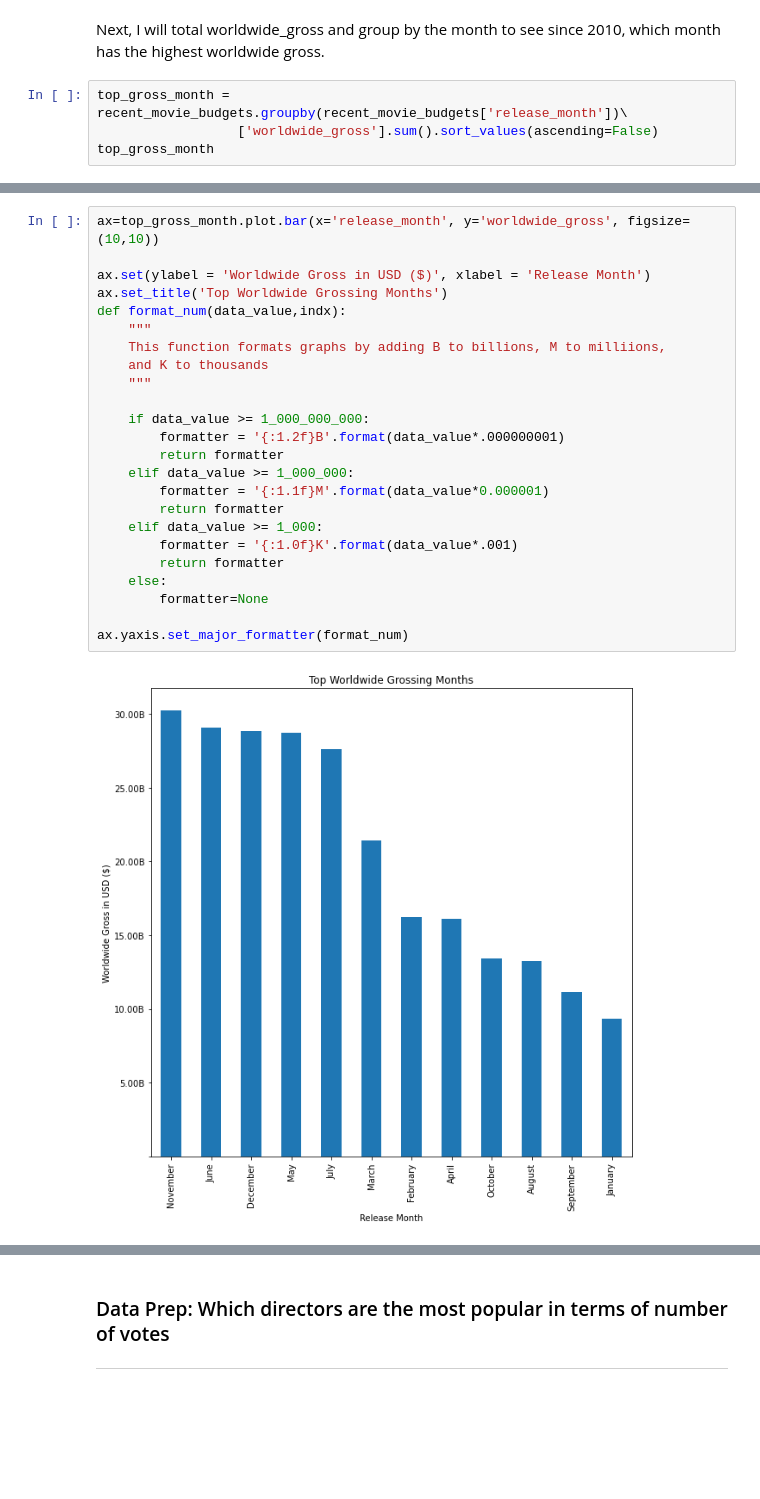
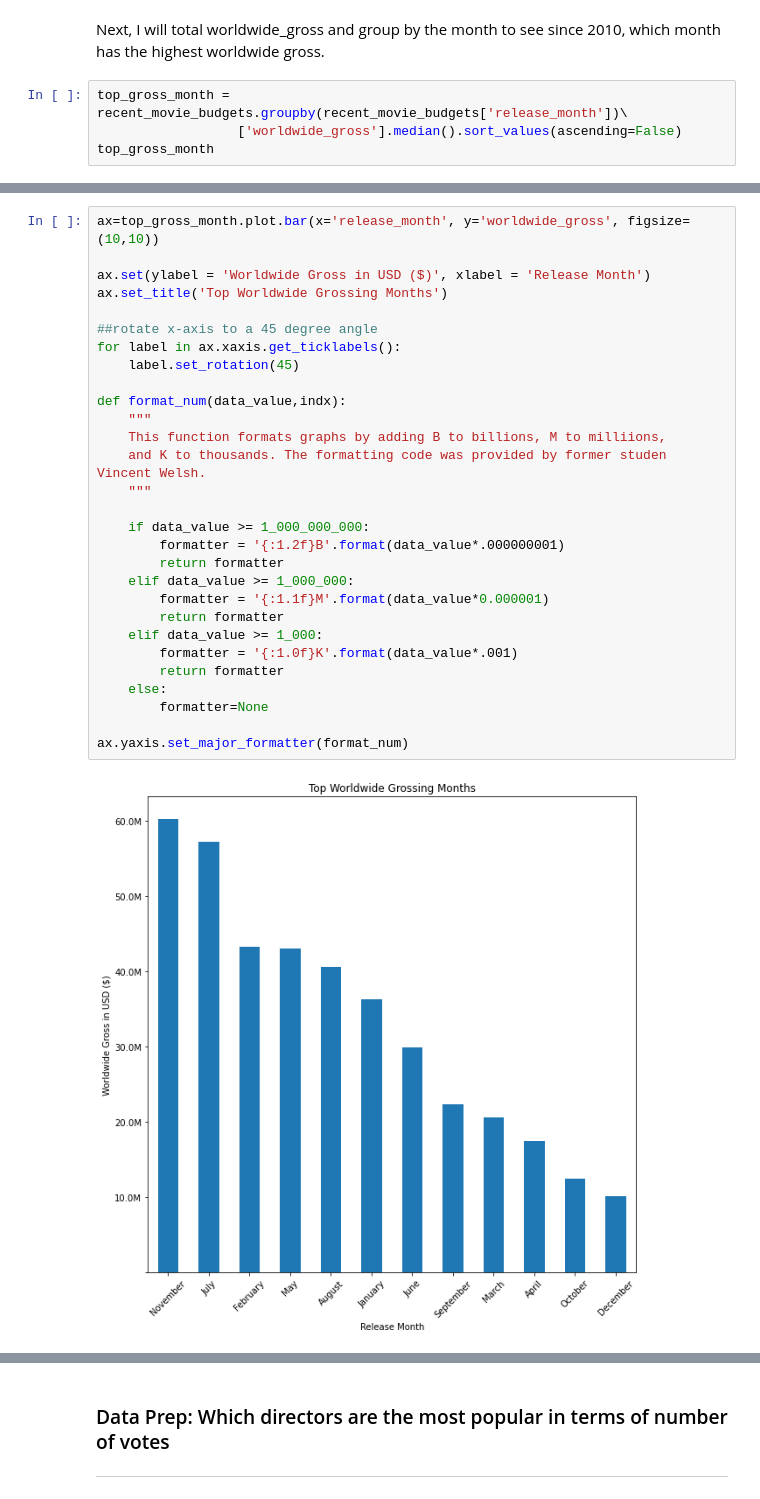
Before and after one commit to MHolthouser1024/Microsoft-Movie-Analysis, a Jupyter notebook: movie_analysis.ipynb, the cells around one changed output, grey strips where cells are left out. Saved outputs shown, nothing was run; the diff lists cells and outputs as text; blank space fills up the shorter version.

```diff
--- a/movie_analysis.ipynb
+++ b/movie_analysis.ipynb
@@ -163,7 +163,7 @@ recent_movie_budgets.head()
 Next, I will total worldwide_gross and group by the month to see since 2010, which month has the highest worldwide gross.
 # %%
 top_gross_month = recent_movie_budgets.groupby(recent_movie_budgets['release_month'])\
-                  ['worldwide_gross'].sum().sort_values(ascending=False)
+                  ['worldwide_gross'].median().sort_values(ascending=False)
 top_gross_month
 # %% [output]
 release_month
@@ -185,27 +185,32 @@ Next, I will use a barplot to visualize the data obtained to get a better look o
 # %%
 ax=top_gross_month.plot.bar(x='release_month', y='worldwide_gross', figsize=(10,10))
 
 ax.set(ylabel = 'Worldwide Gross in USD ($)', xlabel = 'Release Month')
 ax.set_title('Top Worldwide Grossing Months')
+
+##rotate x-axis to a 45 degree angle
+for label in ax.xaxis.get_ticklabels():
+    label.set_rotation(45)
+
 def format_num(data_value,indx):
     """
     This function formats graphs by adding B to billions, M to milliions,
-    and K to thousands
+    and K to thousands. The formatting code was provided by former studen Vincent Welsh.
     """
 
     if data_value >= 1_000_000_000:
         formatter = '{:1.2f}B'.format(data_value*.000000001)
         return formatter
     elif data_value >= 1_000_000:
         formatter = '{:1.1f}M'.format(data_value*0.000001)
         return formatter
     elif data_value >= 1_000:
         formatter = '{:1.0f}K'.format(data_value*.001)
         return formatter
     else:
         formatter=None
 
 ax.yaxis.set_major_formatter(format_num)
 # %% [output]
-[figure, old version]
+[figure, new version]
 # %% [markdown]
```
Also changed, not shown: parts of 45 cells of this notebook.
